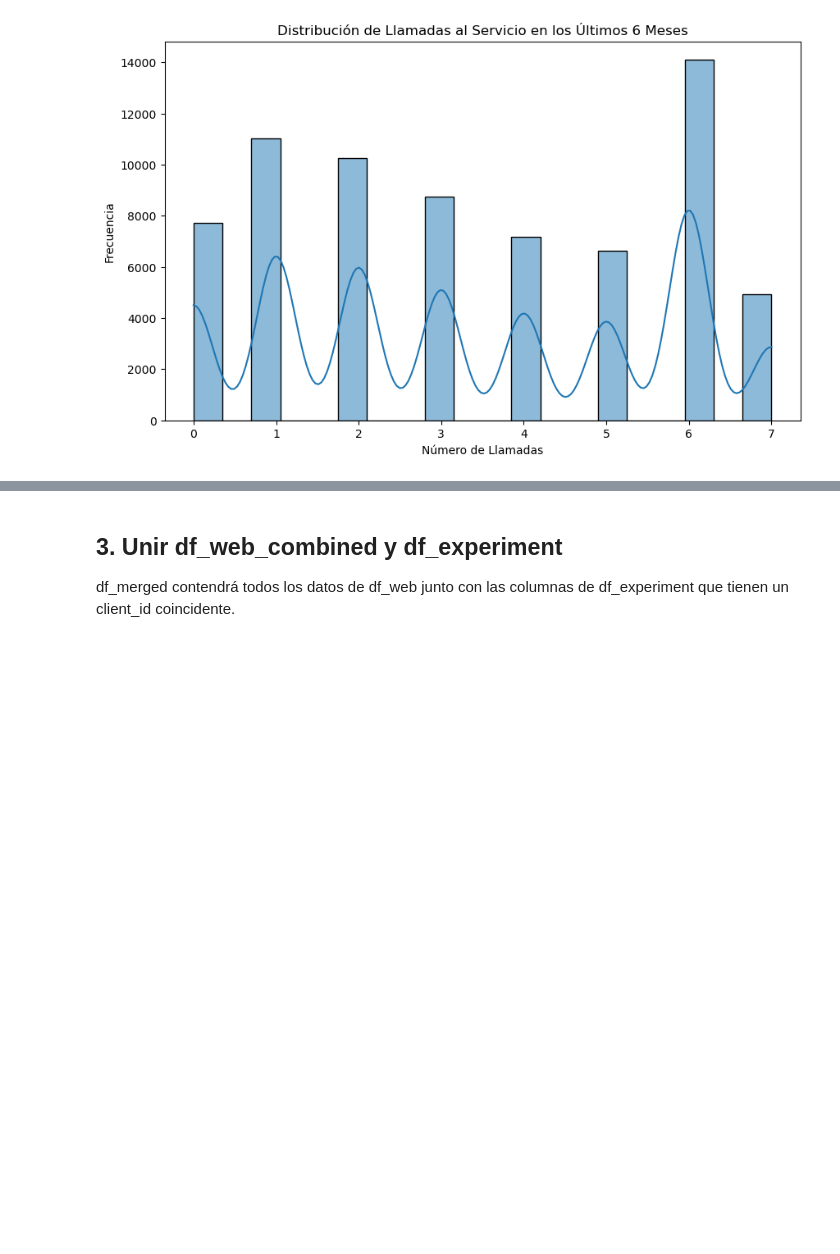
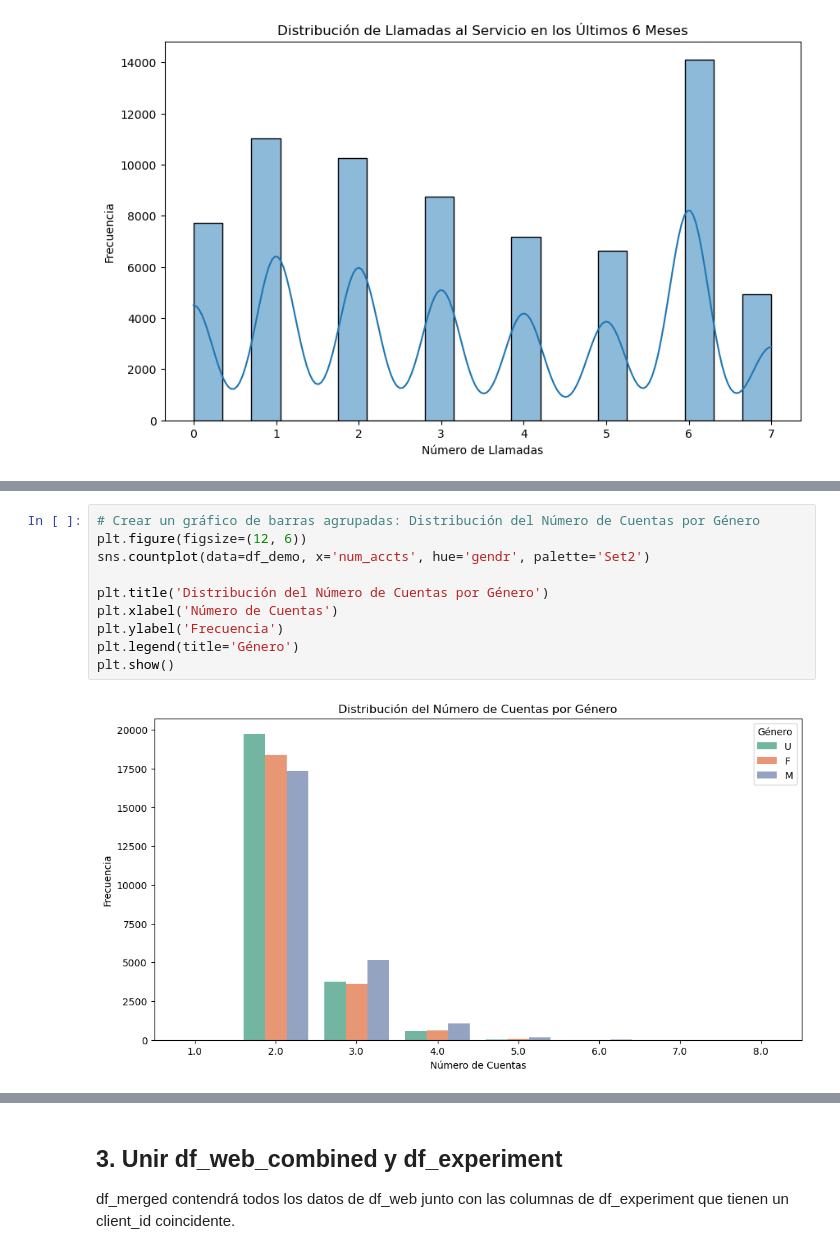
Before and after one commit to Josemargal/vanguard-ab-test, a Jupyter notebook: data_exploration.ipynb, the cells around one changed output, grey strips where cells are left out. Drawn from its saved outputs; the diff is of its cells as text; blank space fills up the shorter version.

```diff
--- a/data_exploration.ipynb
+++ b/data_exploration.ipynb
@@ -351,0 +421,12 @@ plt.show()
+# %%
+# Crear un gráfico de barras agrupadas: Distribución del Número de Cuentas por Género
+plt.figure(figsize=(12, 6))
+sns.countplot(data=df_demo, x='num_accts', hue='gendr', palette='Set2')
+
+plt.title('Distribución del Número de Cuentas por Género')
+plt.xlabel('Número de Cuentas')
+plt.ylabel('Frecuencia')
+plt.legend(title='Género')
+plt.show()
+# %% [output]
+[figure, added]
```
Also changed, not shown: parts of 30 cells of this notebook.
